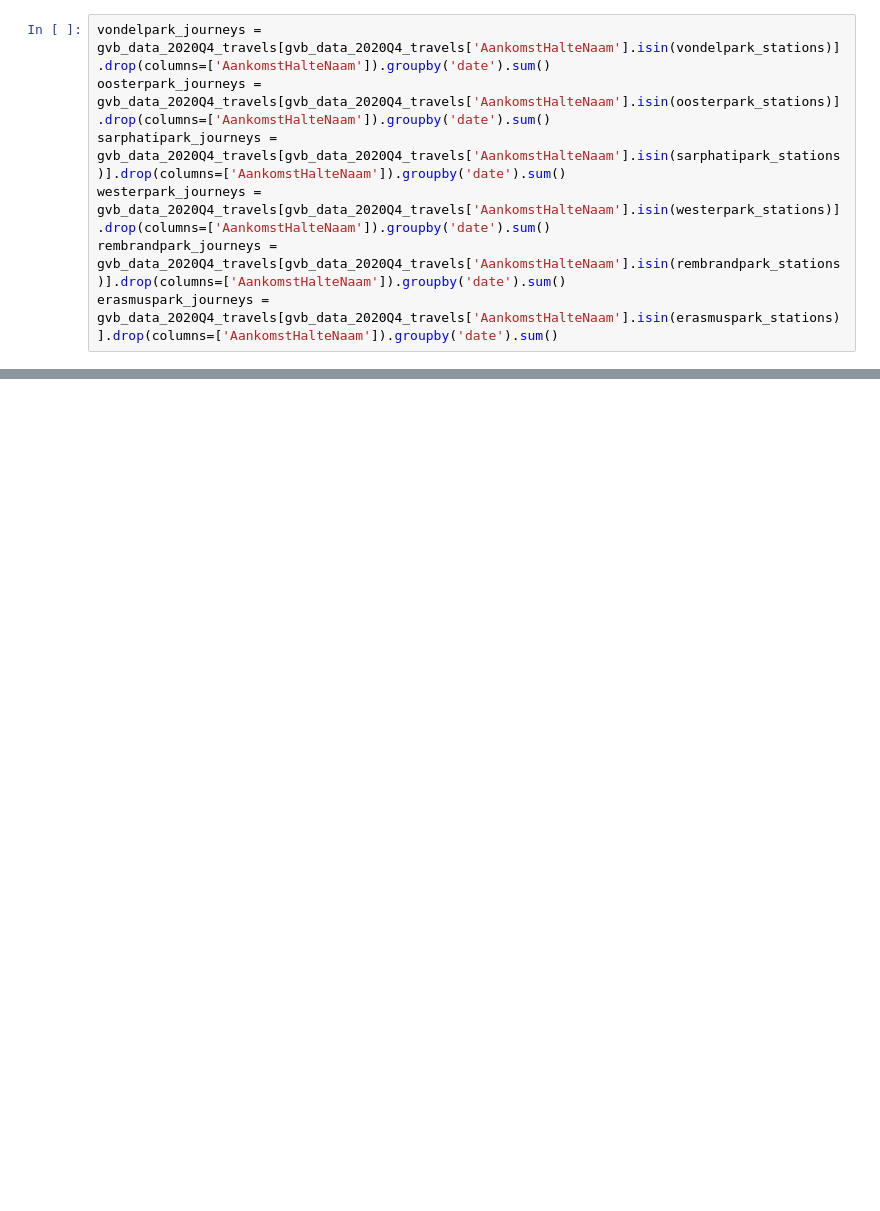
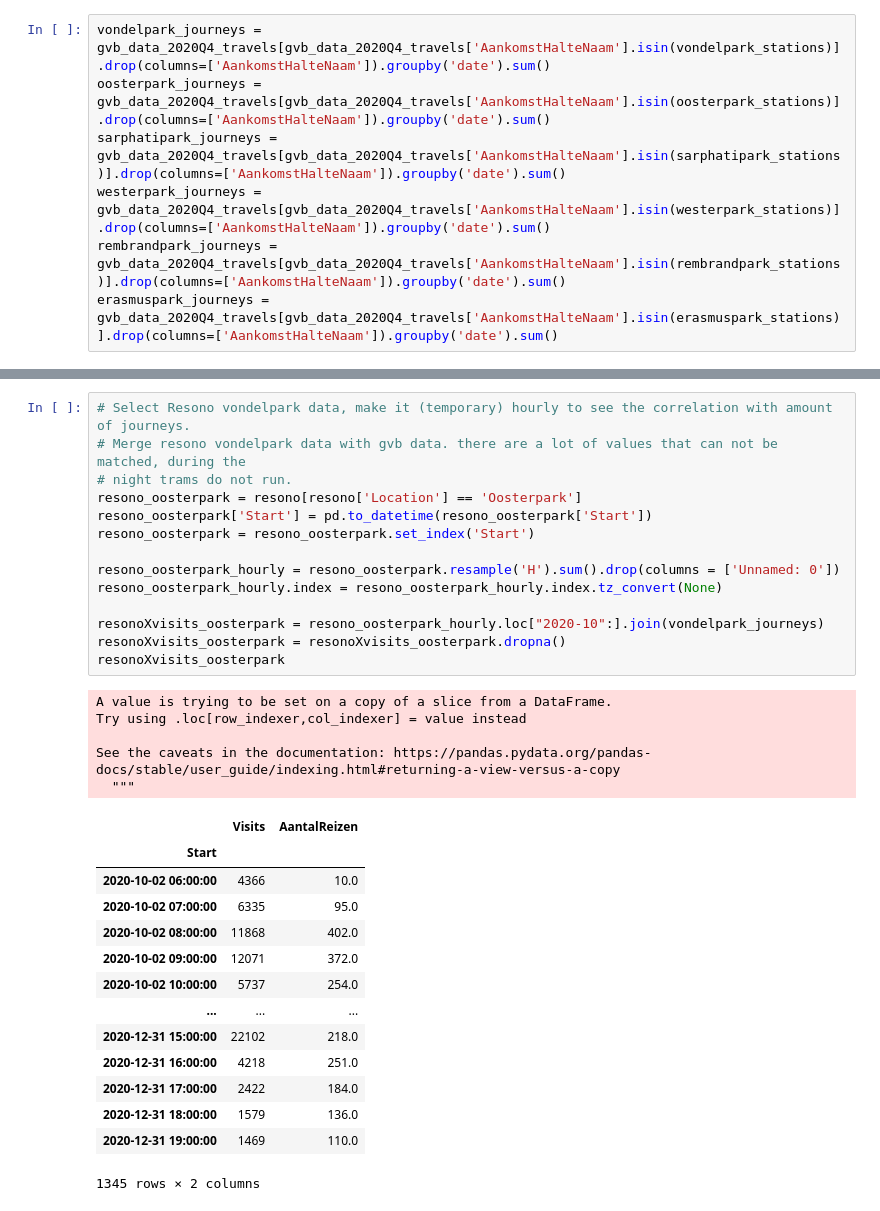
Before and after one commit to lotteph/DSP, a Jupyter notebook: GVB 2020.ipynb, the cells around one changed output, grey strips where cells are left out. Cells and saved outputs as stored; diff of their text form; blank space fills up the shorter version.

```diff
--- a/GVB 2020.ipynb
+++ b/GVB 2020.ipynb
@@ -324,0 +342,34 @@ See the caveats in the documentation: https://pandas.pydata.org/pandas-docs/stab
+# %%
+# Select Resono vondelpark data, make it (temporary) hourly to see the correlation with amount of journeys.
+# Merge resono vondelpark data with gvb data. there are a lot of values that can not be matched, during the
+# night trams do not run.
+resono_oosterpark = resono[resono['Location'] == 'Oosterpark']
+resono_oosterpark['Start'] = pd.to_datetime(resono_oosterpark['Start'])
+resono_oosterpark = resono_oosterpark.set_index('Start')
+
+resono_oosterpark_hourly = resono_oosterpark.resample('H').sum().drop(columns = ['Unnamed: 0'])
+resono_oosterpark_hourly.index = resono_oosterpark_hourly.index.tz_convert(None)
+
+resonoXvisits_oosterpark = resono_oosterpark_hourly.loc["2020-10":].join(vondelpark_journeys)
+resonoXvisits_oosterpark = resonoXvisits_oosterpark.dropna()
+resonoXvisits_oosterpark
+# %% [output]
+A value is trying to be set on a copy of a slice from a DataFrame.
+Try using .loc[row_indexer,col_indexer] = value instead
+
+See the caveats in the documentation: https://pandas.pydata.org/pandas-docs/stable/user_guide/indexing.html#returning-a-view-versus-a-copy
+  """
+|  | Visits | AantalReizen |
+| Start |  |  |
+| 2020-10-02 06:00:00 | 4366 | 10.0 |
+| 2020-10-02 07:00:00 | 6335 | 95.0 |
+| 2020-10-02 08:00:00 | 11868 | 402.0 |
+| 2020-10-02 09:00:00 | 12071 | 372.0 |
+| 2020-10-02 10:00:00 | 5737 | 254.0 |
+| ... | ... | ... |
+| 2020-12-31 15:00:00 | 22102 | 218.0 |
+| 2020-12-31 16:00:00 | 4218 | 251.0 |
+| 2020-12-31 17:00:00 | 2422 | 184.0 |
+| 2020-12-31 18:00:00 | 1579 | 136.0 |
+| 2020-12-31 19:00:00 | 1469 | 110.0 |
+1345 rows × 2 columns
```
Also changed, not shown: parts of 20 cells of this notebook.
